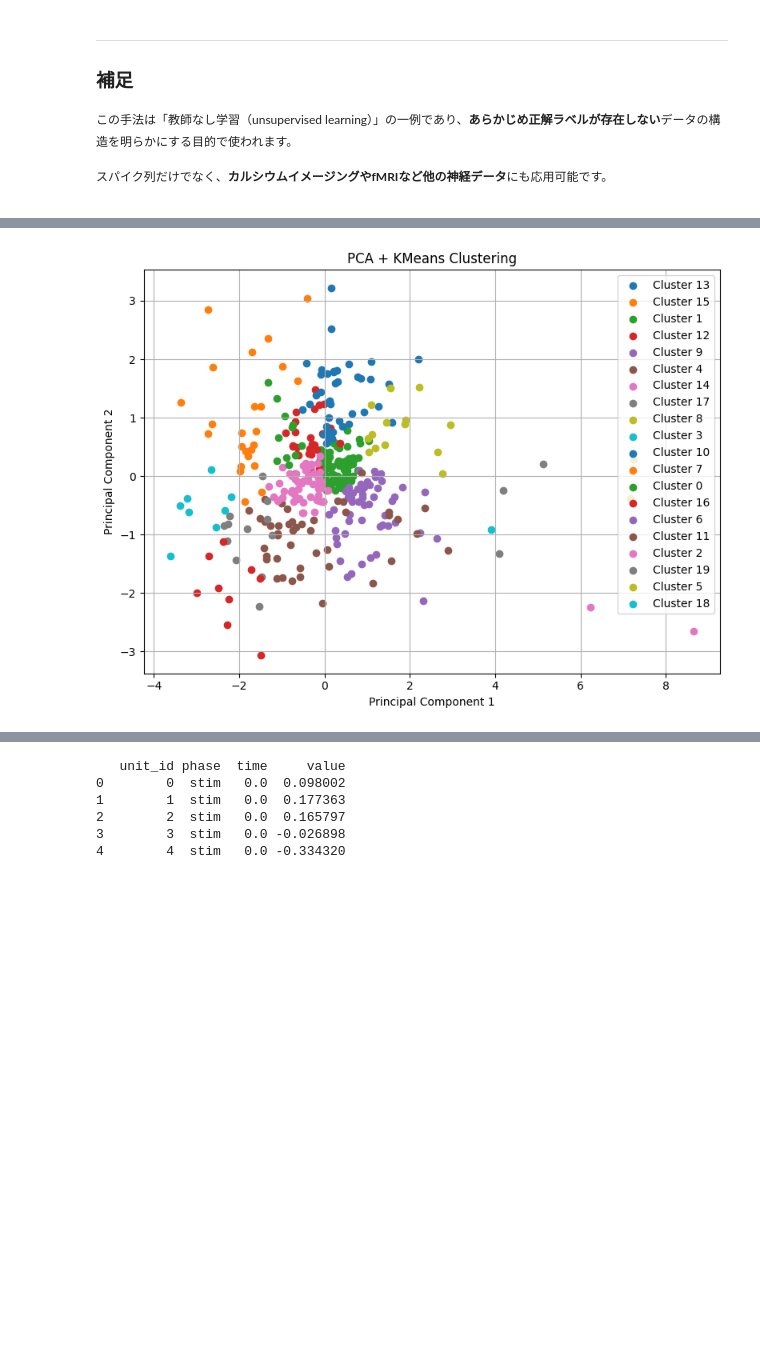
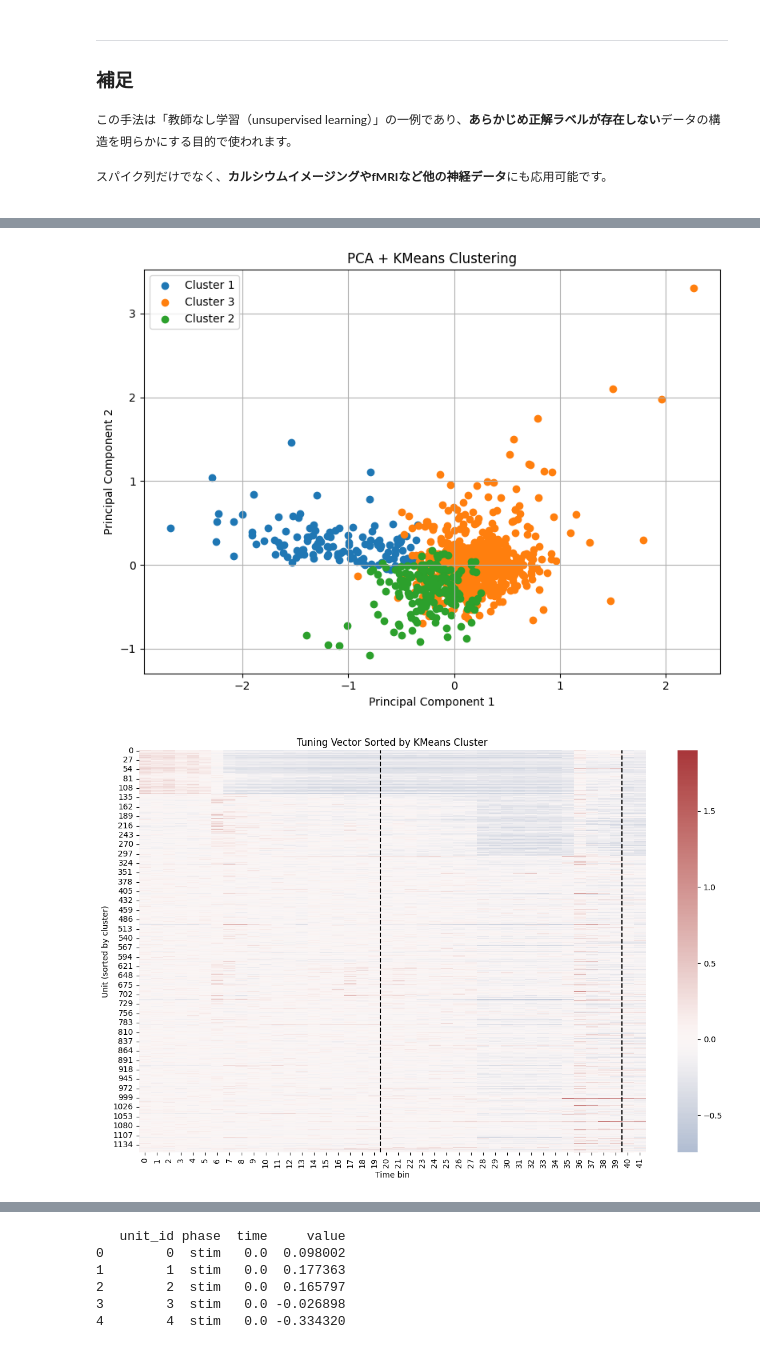
Before and after one commit to NeuralDynamics-Tamagawa/tamagawa-neuro-training-shysgmt, a Jupyter notebook: notebook/spike_analysis.ipynb, the cells around one changed output, grey strips where cells are left out. Saved outputs shown, nothing was run; the diff lists cells and outputs as text; code cells hidden in the pictures; blank space fills up the shorter version.

```diff
--- a/notebook/spike_analysis.ipynb
+++ b/notebook/spike_analysis.ipynb
@@ -268,5 +268,5 @@ spikes.plot_peth(peth_smooth)
 # %%
-unit_id = unit_ids[100]
+unit_id = unit_ids[2]
 event_time = behv_time['choice']
 spike_time = sorting.get_unit_spike_train(unit_id=unit_id)/sampling_rate
 
@@ -276,7 +276,7 @@ peth = spikes.compute_peth_array(
     bin_size=0.05,
     time_window=[-2, 3])
 
-peth_smooth = spikes.compute_peth_smooth(peth, sigma_sec=0.05)
+peth_smooth = spikes.compute_peth_smooth(peth, sigma_sec=0.01)
 peth_fr = spikes.compute_peth_fr(peth_smooth)
 
 peth_df = spikes.peth_to_longdf(peth_fr)
@@ -393,7 +405,7 @@ def compute_peth_dict(spike_time, event_time, bin_size=0.05, time_window=[-1, 1.
     return PETH
 # %%
 
-unit_id = unit_ids[100]
+unit_id = unit_ids[2]
 spike_time = sorting.get_unit_spike_train(unit_id=unit_id)/sampling_rate
 
 bin_size = 0.05
@@ -611,10 +623,10 @@ event_time = behv_time['choice']
 mean_z_socre = compute_z_score(event_time, spike_time, bins_size=0.05, time_window=[-1, 1.5], sigma_sec=0.05, base_line=base_line, target_time_window=[0, 1])
 # %%
 bins_size = 0.05
-sigma_sec=0.05
+sigma_sec=0.01
 
 # Initialize arrays to store z-scores for each unit and event type
-col_length = 20  # Number of bins in the PETH
+col_length = 14  # Number of bins in the PETH
 z_score_stim = np.zeros((len(unit_ids), col_length))
 z_score_choice = np.zeros((len(unit_ids), col_length))
 z_score_outcome = np.zeros((len(unit_ids), col_length))
@@ -625,16 +637,16 @@ for i in range(0, len(unit_ids)):
     spike_time = sorting.get_unit_spike_train(unit_id=unit_id)/sampling_rate
 
     event_time = behv_time['ready']
-    base_line = compute_base_line(event_time, spike_time, bins_size=bin_size, time_window=[-0.5, 1.5], sigma_sec=sigma_sec, target_time_window=[0, 1])
+    base_line = compute_base_line(event_time, spike_time, bins_size=bin_size, time_window=[-0.5, 1], sigma_sec=sigma_sec, target_time_window=[-0.2, 0.5])
 
     event_time = behv_time['stim']
-    z_score_stim[i, :] = compute_z_score(event_time, spike_time, bins_size=bin_size, time_window=[-1, 1.5], sigma_sec=sigma_sec, base_line=base_line, target_time_window=[0, 1])
+    z_score_stim[i, :] = compute_z_score(event_time, spike_time, bins_size=bin_size, time_window=[-0.5, 1], sigma_sec=sigma_sec, base_line=base_line, target_time_window=[-0.2, 0.5])
 
     event_time = behv_time['choice']
-    z_score_choice[i, :] = compute_z_score(event_time, spike_time, bins_size=bin_size, time_window=[-1, 1.5], sigma_sec=sigma_sec, base_line=base_line, target_time_window=[0, 1])
+    z_score_choice[i, :] = compute_z_score(event_time, spike_time, bins_size=bin_size, time_window=[-0.5, 1], sigma_sec=sigma_sec, base_line=base_line, target_time_window=[-0.2, 0.5])
 
     event_time = behv_time['outcome']
-    z_score_outcome[i, :] = compute_z_score(event_time, spike_time, bins_size=bin_size, time_window=[-1, 1.5], sigma_sec=sigma_sec, base_line=base_line, target_time_window=[0, 1])
+    z_score_outcome[i, :] = compute_z_score(event_time, spike_time, bins_size=bin_size, time_window=[-0.5, 1], sigma_sec=sigma_sec, base_line=base_line, target_time_window=[-0.2, 0.5])
 
     if i % 10 == 0:
         print(f'Unit {i+1}/{len(unit_ids)}')
@@ -714,26 +788,58 @@ df
 # %%
 import pandas as pd
 import matplotlib.pyplot as plt
+import seaborn as sns
 
 # Create DataFrame from the first 2 PCA components
-pca_info = pd.DataFrame(pca_result[:, :2], columns=['PC1', 'PC2'])
+pca_info = pd.DataFrame(
+    pca_result_valid[:, :2],
+    columns=['PC1', 'PC2']
+)
 
-# Add cluster labels
-pca_info['Cluster'] = kmeans.labels_
+pca_info['Cluster'] = cluster_labels_valid
+pca_info['UnitID'] = unit_ids_valid
 
-# Plot
+# PCA plot
 plt.figure(figsize=(8, 6))
+
 for cluster_id in pca_info['Cluster'].unique():
     cluster_data = pca_info[pca_info['Cluster'] == cluster_id]
-    plt.scatter(cluster_data['PC1'], cluster_data['PC2'], label=f'Cluster {cluster_id}')
+    plt.scatter(
+        cluster_data['PC1'],
+        cluster_data['PC2'],
+        label=f'Cluster {cluster_id}'
+    )
 
 plt.title('PCA + KMeans Clustering')
 plt.xlabel('Principal Component 1')
 plt.ylabel('Principal Component 2')
 plt.legend()
 plt.grid(True)
 plt.tight_layout()
 plt.show()
+
+# Sort units by cluster
+sort_idx = np.argsort(cluster_labels_valid)
+tunning_vector_sorted = tunning_vector_valid[sort_idx]
+
+# Heatmap
+plt.figure(figsize=(12, 8))
+
+sns.heatmap(
+    tunning_vector_sorted,
+    cmap='vlag',
+    center=0
+)
+
+plt.axvline(20, color='k', linestyle='--')
+plt.axvline(40, color='k', linestyle='--')
+
+plt.xlabel('Time bin')
+plt.ylabel('Unit (sorted by cluster)')
+plt.title('Tuning Vector Sorted by KMeans Cluster')
+plt.tight_layout()
+plt.show()
 # %% [output]
-[figure, old version]
+[figure, new version]
+[figure, added]
 # %%
```
Also changed, not shown: parts of 21 cells of this notebook.
